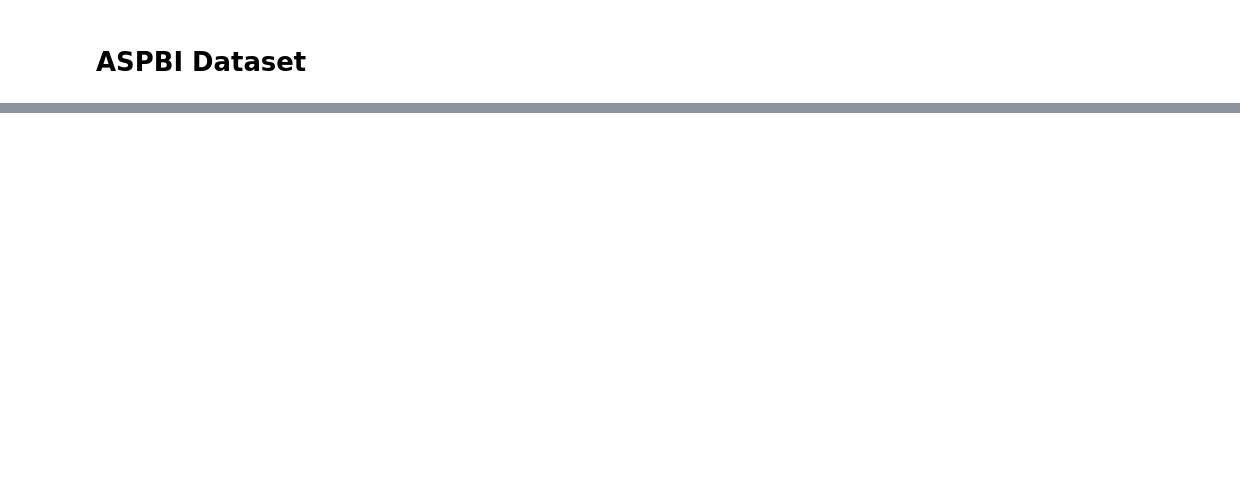
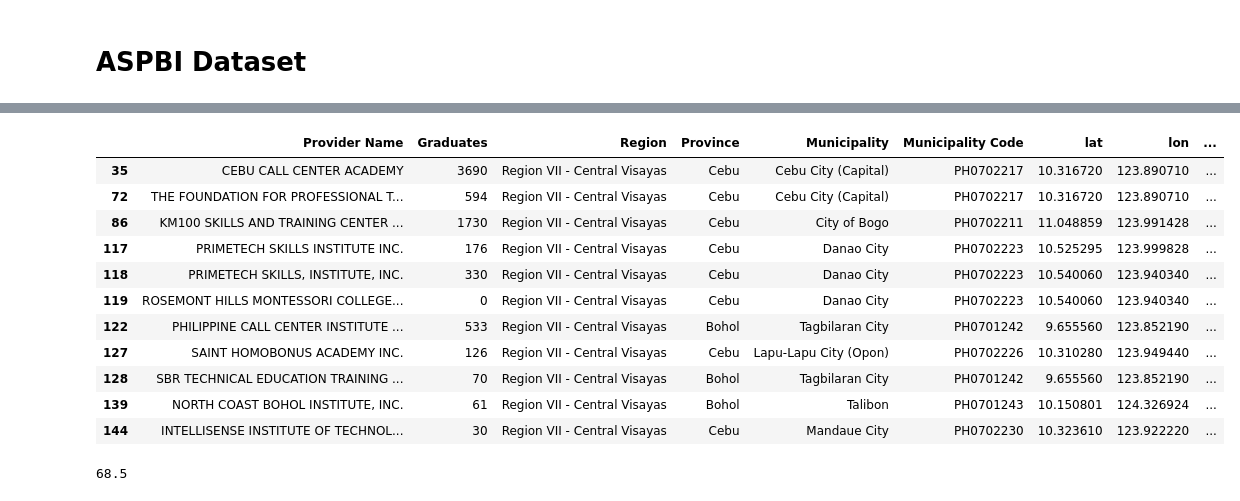
Before and after one commit to BSDSBA-JF/wadwani_intern, a Jupyter notebook: 02_ecosystem_analysis/region_7/eda.ipynb, the cells around one changed output, grey strips where cells are left out. Cells and saved outputs as stored; diff of their text form; code cells hidden in the pictures; blank space fills up the shorter version.

```diff
--- a/02_ecosystem_analysis/region_7/eda.ipynb
+++ b/02_ecosystem_analysis/region_7/eda.ipynb
@@ -53,0 +140,3 @@ array(['Philippines', 'National Capital Region (NCR)',
+# %%
+filepath = 'data/R7 TEDSA Schools_GGIS_ with graduate count and municipality codes.csv'
+partners_df = pd.read_csv(filepath)
@@ -53,0 +170,19 @@ array(['Philippines', 'National Capital Region (NCR)',
+# %%
+partners_df[partners_df['TESDA Certificate'] == 'Contact Center Services NC II']
+# %% [output]
+|  | Provider Name | Graduates | Region | Province | Municipality | Municipality Code | lat | lon | ... |
+| 35 | CEBU CALL CENTER ACADEMY | 3690 | Region VII - Central Visayas | Cebu | Cebu City (Capital) | PH0702217 | 10.316720 | 123.890710 | ... |
+| 72 | THE FOUNDATION FOR PROFESSIONAL T... | 594 | Region VII - Central Visayas | Cebu | Cebu City (Capital) | PH0702217 | 10.316720 | 123.890710 | ... |
+| 86 | KM100 SKILLS AND TRAINING CENTER ... | 1730 | Region VII - Central Visayas | Cebu | City of Bogo | PH0702211 | 11.048859 | 123.991428 | ... |
+| 117 | PRIMETECH SKILLS INSTITUTE INC. | 176 | Region VII - Central Visayas | Cebu | Danao City | PH0702223 | 10.525295 | 123.999828 | ... |
+| 118 | PRIMETECH SKILLS, INSTITUTE, INC. | 330 | Region VII - Central Visayas | Cebu | Danao City | PH0702223 | 10.540060 | 123.940340 | ... |
+| 119 | ROSEMONT HILLS MONTESSORI COLLEGE... | 0 | Region VII - Central Visayas | Cebu | Danao City | PH0702223 | 10.540060 | 123.940340 | ... |
+| 122 | PHILIPPINE CALL CENTER INSTITUTE ... | 533 | Region VII - Central Visayas | Bohol | Tagbilaran City | PH0701242 | 9.655560 | 123.852190 | ... |
+| 127 | SAINT HOMOBONUS ACADEMY INC. | 126 | Region VII - Central Visayas | Cebu | Lapu-Lapu City (Opon) | PH0702226 | 10.310280 | 123.949440 | ... |
+| 128 | SBR TECHNICAL EDUCATION TRAINING ... | 70 | Region VII - Central Visayas | Bohol | Tagbilaran City | PH0701242 | 9.655560 | 123.852190 | ... |
+| 139 | NORTH COAST BOHOL INSTITUTE, INC. | 61 | Region VII - Central Visayas | Bohol | Talibon | PH0701243 | 10.150801 | 124.326924 | ... |
+| 144 | INTELLISENSE INSTITUTE OF TECHNOL... | 30 | Region VII - Central Visayas | Cebu | Mandaue City | PH0702230 | 10.323610 | 123.922220 | ... |
+# %%
+partners_df['Graduates'].median()
+# %% [output]
+68.5
```
Also changed, not shown: parts of 18 cells of this notebook, 9 other files.
